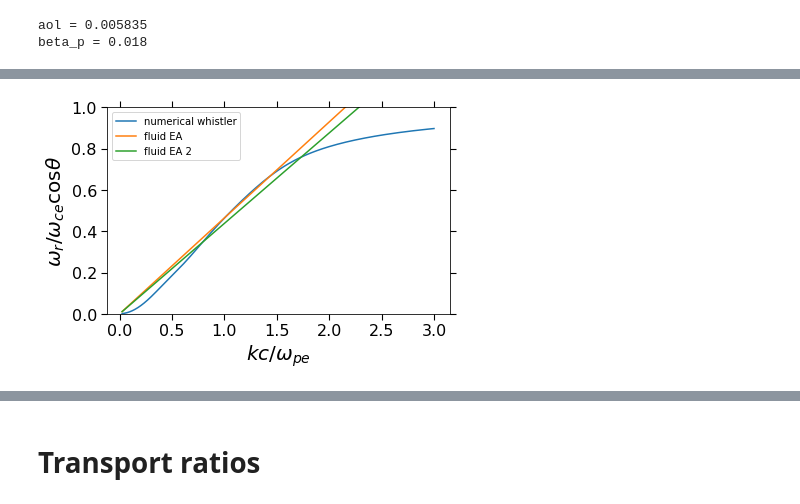
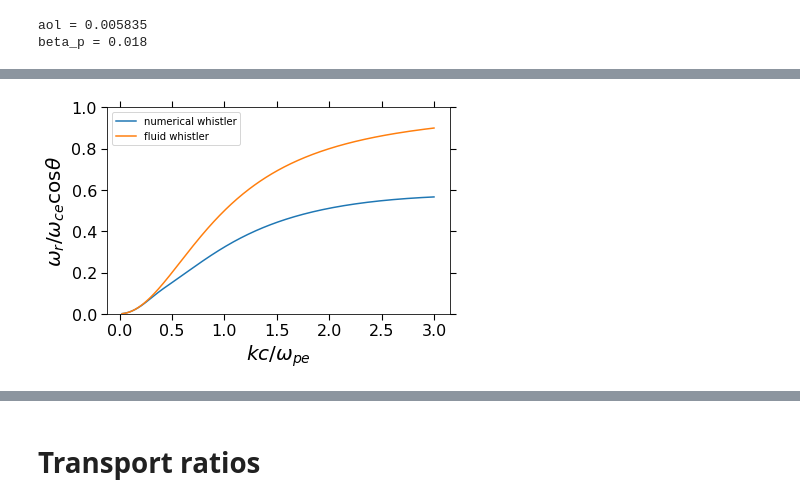
Before and after one commit to YuguangTong/vlasov_solver, a Jupyter notebook: examples/whistler_electron_acoustic/whistler.ipynb, the cells around one changed output, grey strips where cells are left out. Cells and saved outputs as stored; diff of their text form; code cells hidden in the pictures.

```diff
--- a/examples/whistler_electron_acoustic/whistler.ipynb
+++ b/examples/whistler_electron_acoustic/whistler.ipynb
@@ -217,16 +210,22 @@ print('beta_p = {0:.4g}'.format(betap))
 aol = 0.005835
 beta_p = 0.018
 # %%
-tc_th = 1e-5
-# tc_th = 1
+#=============
+theta = 0.1
+betap = 1.
+aol = 1e-4
+the_tp = 1
+#=============
+tc_th = 5
+# tc_th = 0.5
 
 t_list=[1., the_tp, the_tp * tc_th]
 a_list=[1., 1., 1.]
-n_list=[1.,.6,.4]
+n_list=[1.,.95,.05]
 q_list=[1.,-1., -1.]
 m_list=[1., 1./1836., 1./1836]
-v_list=[0.,0.,0.]
-n = 6
+v_list=[0., -2, 38]
+n = 10
 method = 'pade'
 
 kdi = 1
@@ -295,19 +276,19 @@ ea_list_2 = kde_list * fac * np.sqrt(nc_nh / (1+nc_nh))
 # %%
 # ea_list/1836/np.cos(np.deg2rad(theta))/ea_list_2
 # %%
-plt.plot(kde_list, freq_arr.real/1836/np.cos(np.deg2rad(theta)), label = 'numerical whistler')
+plt.plot(kde_list, freq_arr.real/1836/np.cos(np.deg2rad(theta)), '-', label = 'numerical whistler')
 # plt.plot(kde_list, fast_list/1836/np.cos(np.deg2rad(theta)), label = 'fluid fast')
-# plt.plot(kde_list, whistler_list/1836/np.cos(np.deg2rad(theta)), label = 'fluid whistler')
-plt.plot(kde_list, ea_list/1836/np.cos(np.deg2rad(theta)), label = 'fluid EA')
-plt.plot(kde_list, ea_list_2/np.cos(np.deg2rad(theta)), label = 'fluid EA 2')
+plt.plot(kde_list, whistler_list/1836/np.cos(np.deg2rad(theta)), label = 'fluid whistler')
+# plt.plot(kde_list, ea_list/1836/np.cos(np.deg2rad(theta)), label = 'fluid EA')
+# plt.plot(kde_list, ea_list_2/np.cos(np.deg2rad(theta)), label = 'fluid EA 2')
 plt.xlabel('$kc/\omega_{pe}$')
 plt.ylabel(r'$\omega_r/\omega_{ce} \cos \theta $')
 plt.ylim([0, 1])
 plt.legend()
 plt.tight_layout()
 # plt.savefig('whistler_dispersion_real_1.png')
 # %% [output]
-[figure, old version]
+[figure, new version]
 # %%
 plt.plot(kde_list, freq_arr.imag/1836/np.cos(np.deg2rad(theta)))
 # plt.plot(kde_list, freq_arr.imag/freq_arr.real)
```
Also changed, not shown: parts of 24 cells of this notebook, 15 other files.
